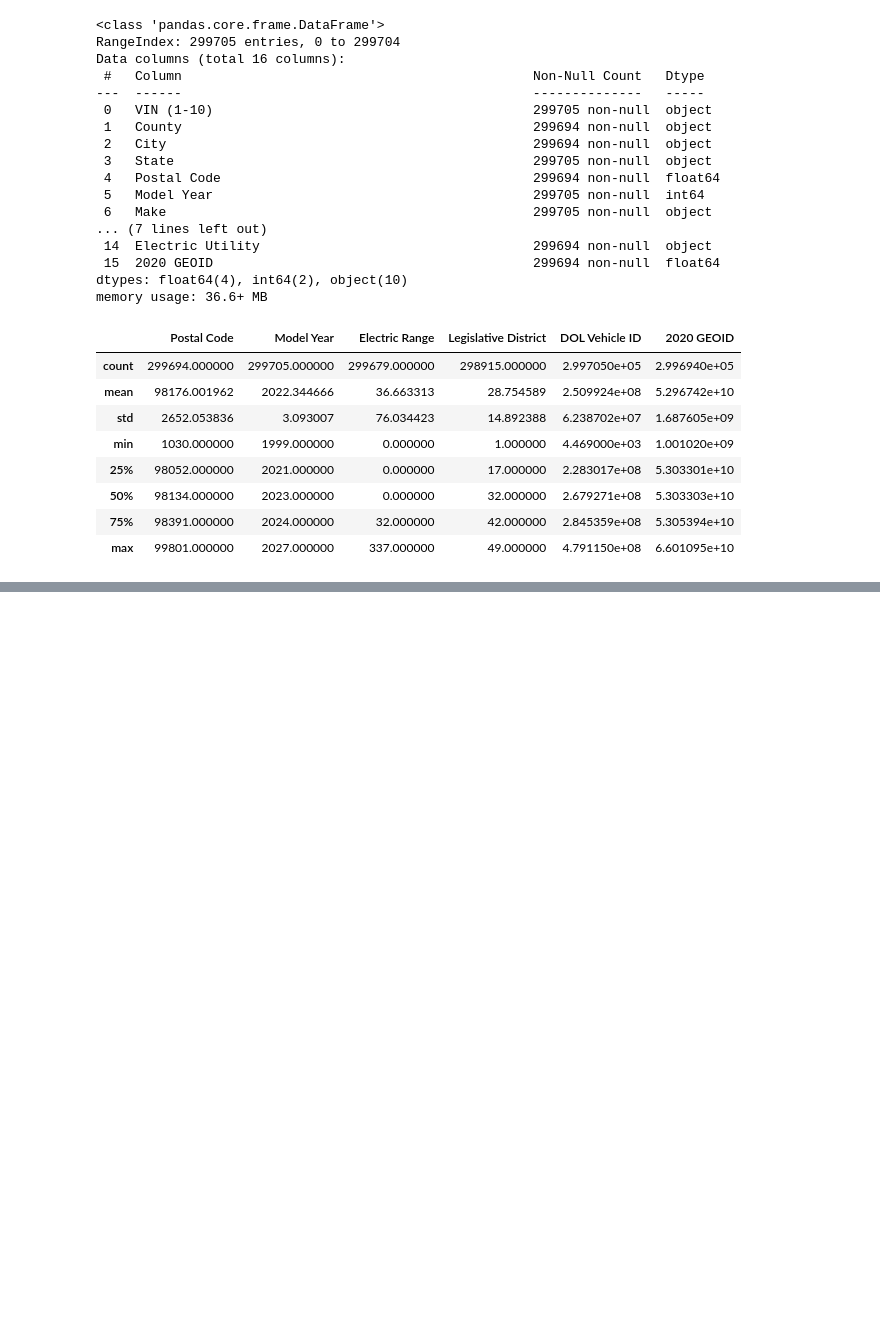
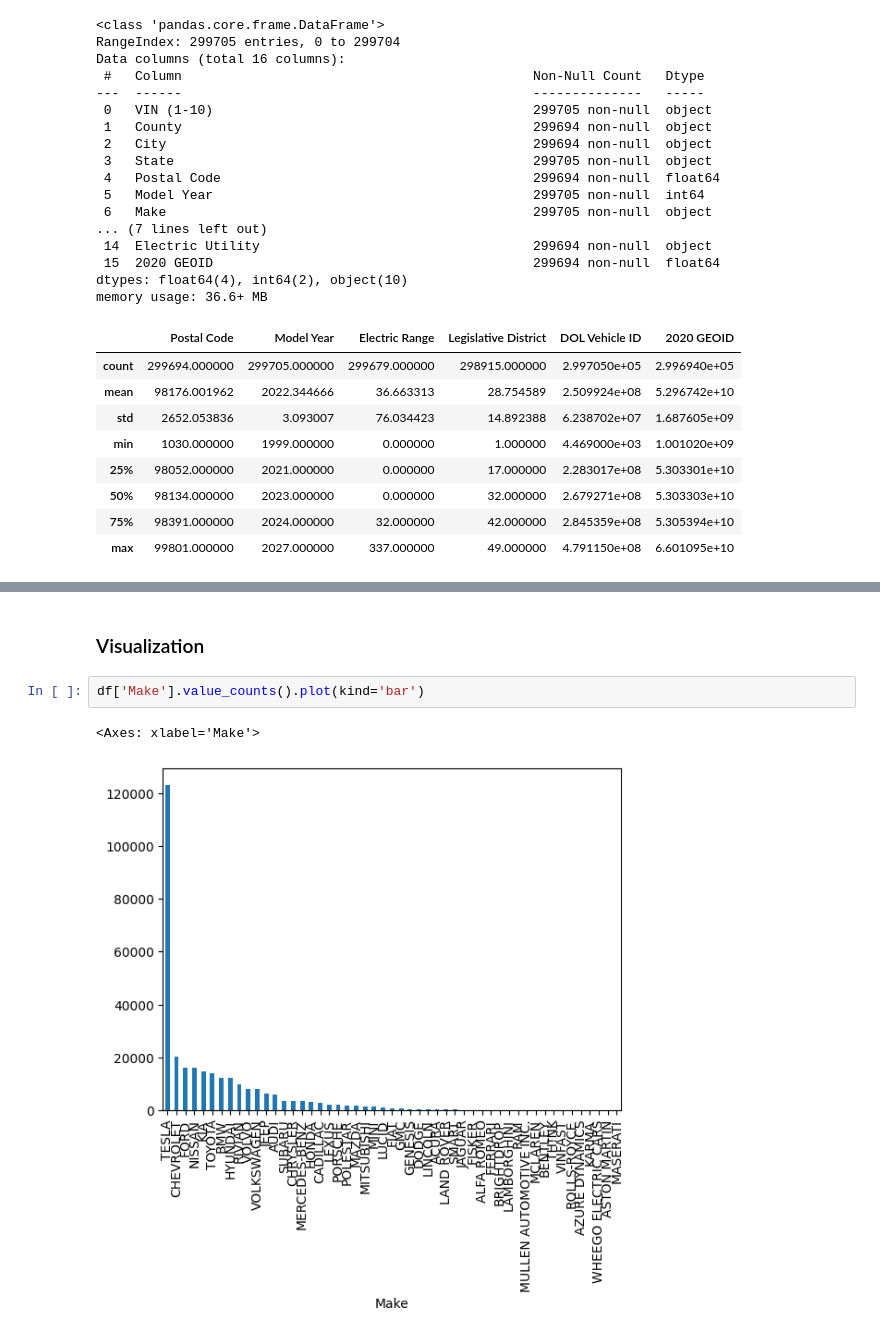
Before and after one commit to purujit-dev/Data_Analysis_Project, a Jupyter notebook: data_analysis.ipynb, the cells around one changed output, grey strips where cells are left out. Saved outputs shown, nothing was run; the diff lists cells and outputs as text; blank space fills up the shorter version.

```diff
--- a/data_analysis.ipynb
+++ b/data_analysis.ipynb
@@ -72,0 +209,7 @@ dtype: float64
+# %% [markdown]
+### Visualization
+# %%
+df['Make'].value_counts().plot(kind='bar')
+# %% [output]
+<Axes: xlabel='Make'>
+[figure, added]
```
Also changed, not shown: parts of 11 cells of this notebook, 1 other file.
